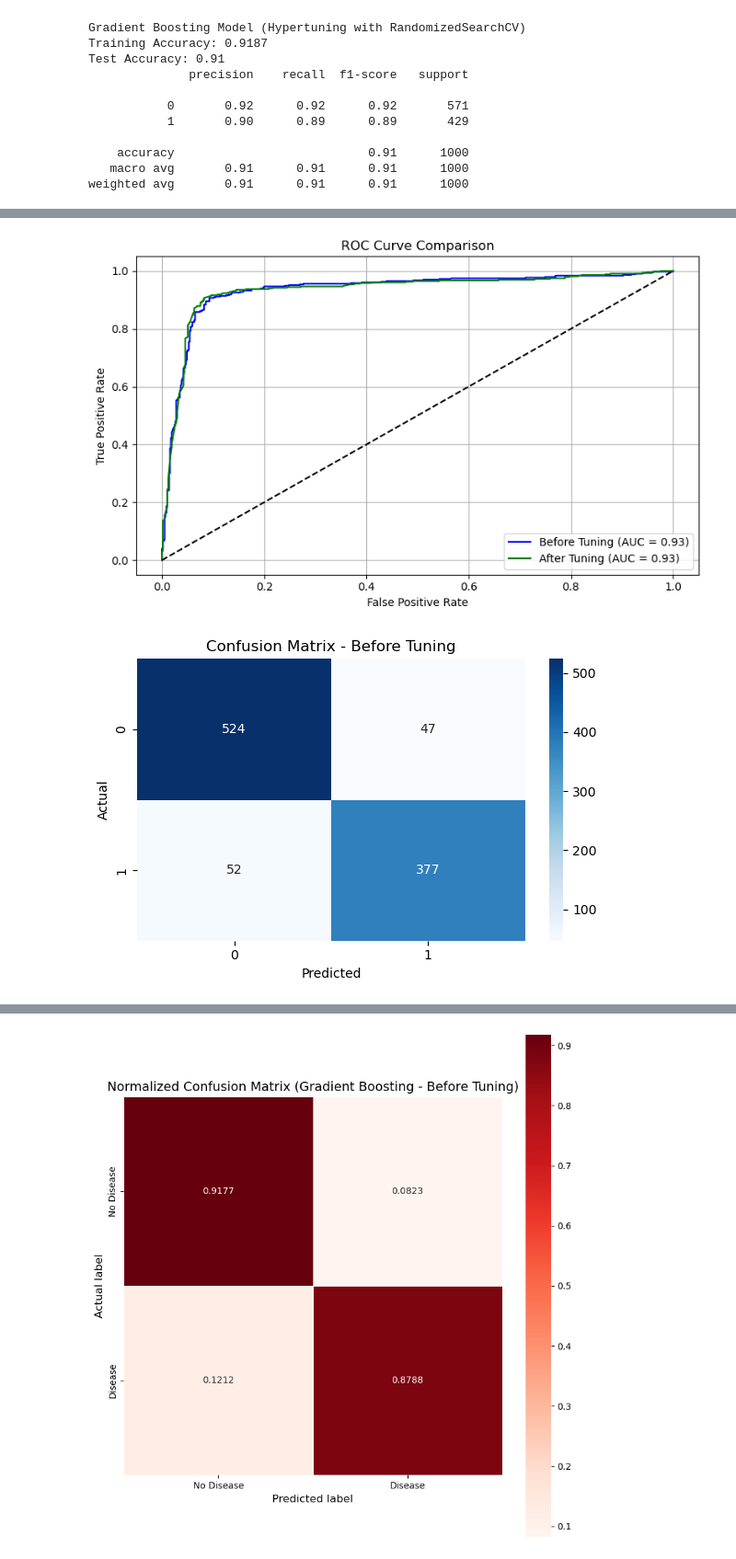
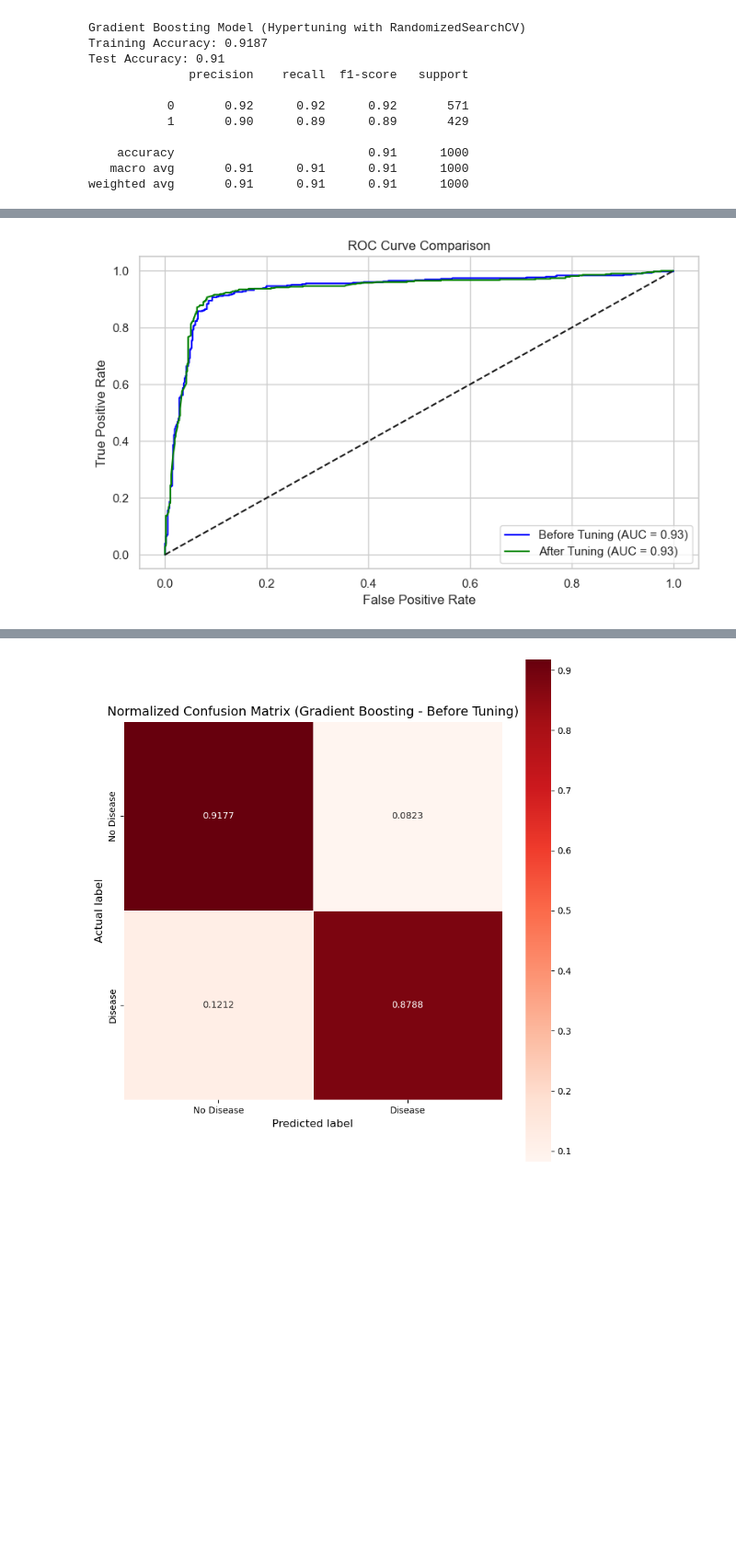
Before and after one commit to github-cweehy/Lung-Cancer-Detection-ML, a Jupyter notebook: GradientBoosting.ipynb, the cells around one changed output, grey strips where cells are left out. Shown at 92% size. Saved outputs shown, nothing was run; the diff lists cells and outputs as text; code cells hidden in the pictures; blank space fills up the shorter version.

```diff
--- a/GradientBoosting.ipynb
+++ b/GradientBoosting.ipynb
@@ -410,52 +426,31 @@ y_scores_no_tune = gb_no_tune.predict_proba(X_test)[:, 1]
 gb_tuned = GradientBoostingClassifier(
     subsample=1.0,
     n_estimators=50,
     min_samples_split=5,
     max_depth=5,
     learning_rate=0.05,
     random_state=42
 )
 gb_tuned.fit(X_train, y_train)
 y_pred_tuned = gb_tuned.predict(X_test)
 y_scores_tuned = gb_tuned.predict_proba(X_test)[:, 1]
 
 # Plot ROC Curve
 fpr_no_tune, tpr_no_tune, _ = roc_curve(y_test, y_scores_no_tune)
 fpr_tuned, tpr_tuned, _ = roc_curve(y_test, y_scores_tuned)
 roc_auc_no_tune = auc(fpr_no_tune, tpr_no_tune)
 roc_auc_tuned = auc(fpr_tuned, tpr_tuned)
 
 plt.figure(figsize=(8, 5))
 plt.plot(fpr_no_tune, tpr_no_tune, label=f"Before Tuning (AUC = {roc_auc_no_tune:.2f})", color='blue')
 plt.plot(fpr_tuned, tpr_tuned, label=f"After Tuning (AUC = {roc_auc_tuned:.2f})", color='green')
 plt.plot([0, 1], [0, 1], 'k--')
 plt.xlabel('False Positive Rate')
 plt.ylabel('True Positive Rate')
 plt.title('ROC Curve Comparison')
 plt.legend()
 plt.grid(True)
 plt.tight_layout()
 plt.show()
-
-# Plot Confusion Matrix - Before Tuning
-cm_no_tune = confusion_matrix(y_test, y_pred_no_tune)
-plt.figure(figsize=(6, 4))
-sns.heatmap(cm_no_tune, annot=True, fmt='d', cmap='Blues')
-plt.title("Confusion Matrix - Before Tuning")
-plt.xlabel("Predicted")
-plt.ylabel("Actual")
-plt.tight_layout()
-plt.show()
-
-# Plot Confusion Matrix - After Tuning
-cm_tuned = confusion_matrix(y_test, y_pred_tuned)
-plt.figure(figsize=(6, 4))
-sns.heatmap(cm_tuned, annot=True, fmt='d', cmap='Greens')
-plt.title("Confusion Matrix - After Tuning")
-plt.xlabel("Predicted")
-plt.ylabel("Actual")
-plt.tight_layout()
-plt.show()
 # %% [output]
-[figure, old version]
+[figure, new version]
-[figure, removed]
```
Also changed, not shown: parts of 7 cells of this notebook, 1 other file.
